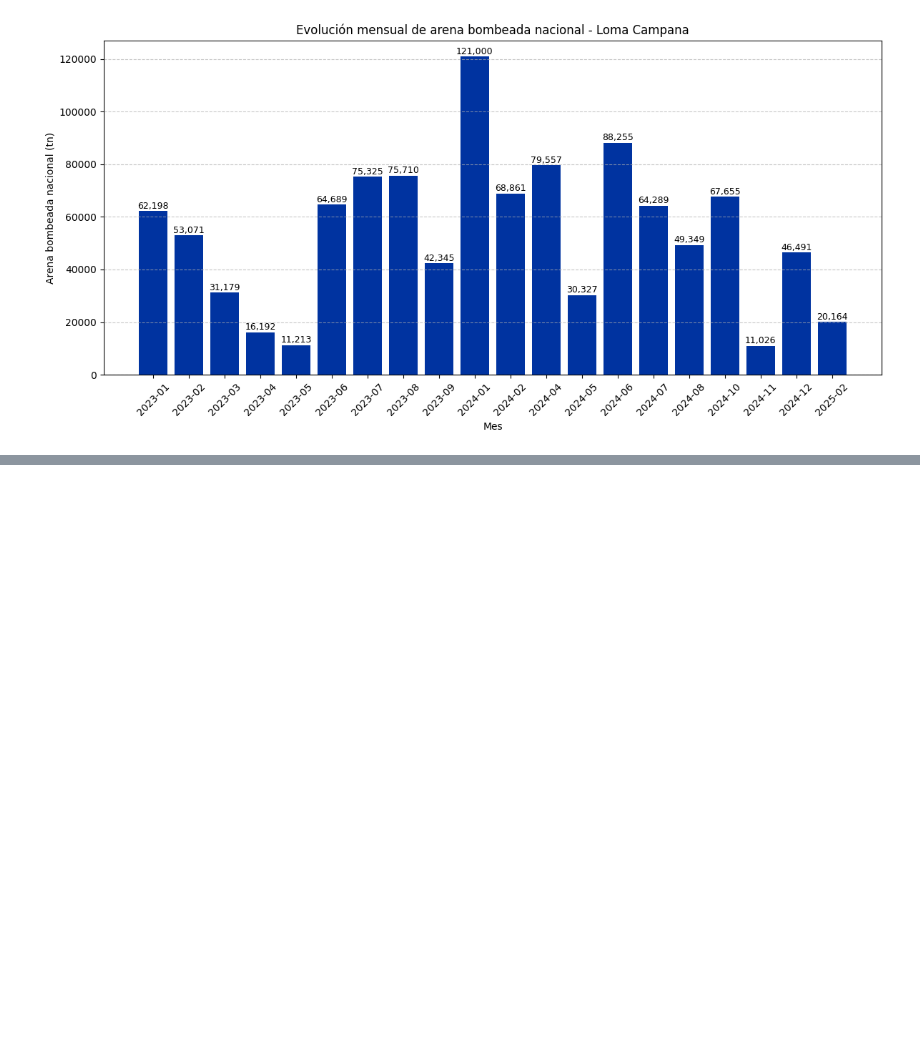
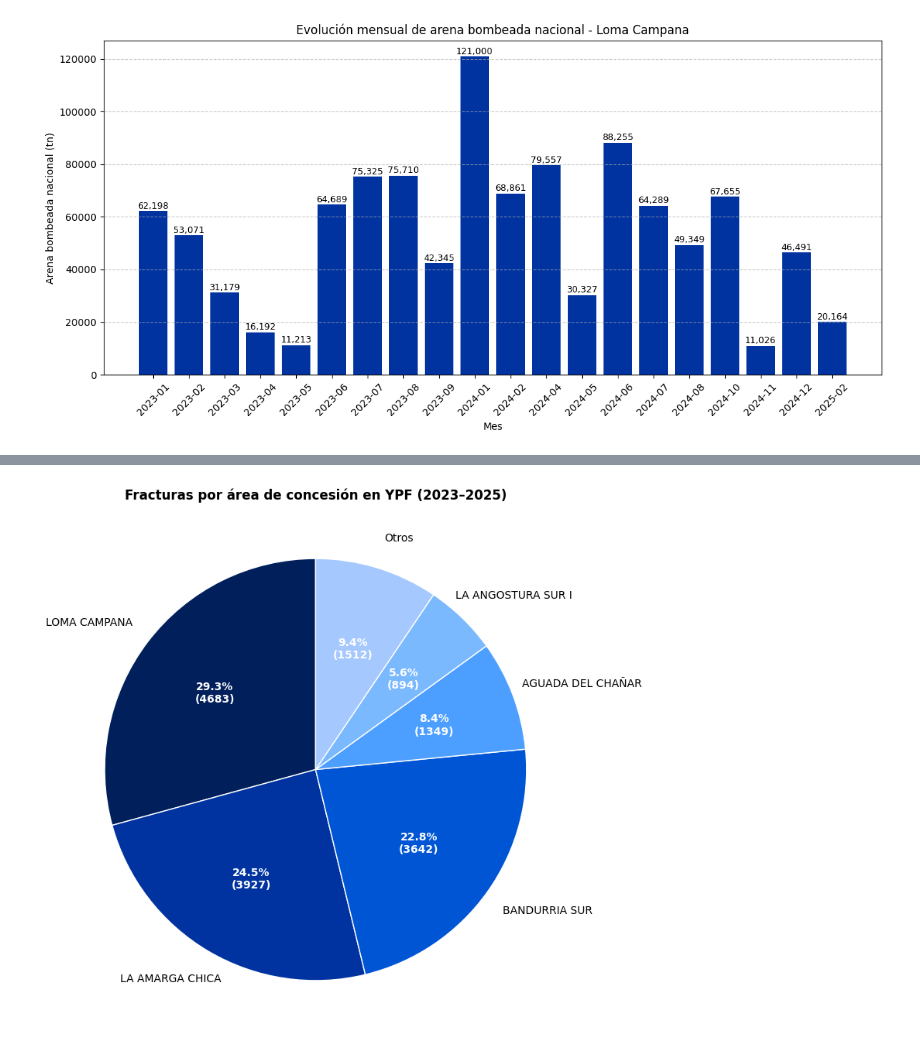
Before and after one commit to antonellafontanetto/Etapas-Fracturadas---YPF, a Jupyter notebook: Etapas_Fracturadas_de_YPF.ipynb, the cells around one changed output, grey strips where cells are left out. Saved outputs shown, nothing was run; the diff lists cells and outputs as text; code cells hidden in the pictures; blank space fills up the shorter version.

```diff
--- a/Etapas_Fracturadas_de_YPF.ipynb
+++ b/Etapas_Fracturadas_de_YPF.ipynb
@@ -424,0 +488,53 @@ plt.show()
+# %%
+# 1) Filtrar años de interés (2023-2025)
+años_filtrados = [2023, 2024, 2025]
+ef_ypf_filtrado = ef_ypf[ef_ypf['Año'].isin(años_filtrados)]
+
+# 2) Sumar fracturas por área en el periodo completo
+totales = (
+    ef_ypf_filtrado
+    .groupby('Área permiso concesión')['Cantidad fracturas']
+    .sum()
+    .sort_values(ascending=False)
+)
+
+# 3) Top-5 + "Otros"
+top5 = totales.head(5)
+otros = totales.iloc[5:].sum()
+if otros > 0:
+    totales_plot = pd.concat([top5, pd.Series({'Otros': otros})])
+else:
+    totales_plot = top5        # por si solo hay 5 áreas
+
+# 4) Paleta degradé azul YPF (6 pasos posibles)
+semillas = ['#001F5B', '#0033A0', '#0055D4', '#4C9FFF', '#7BB9FF', '#A5C8FF']
+cmap = mpl.colors.LinearSegmentedColormap.from_list('ypf_grad', semillas, N=len(totales_plot))
+colors = [mpl.colors.rgb2hex(cmap(i)) for i in np.linspace(0, 1, len(totales_plot))]
+
+# 5) Graficar la única torta
+fig, ax = plt.subplots(figsize=(8, 8))
+
+wedges, _, _ = ax.pie(
+    totales_plot,
+    labels=None,
+    startangle=90,
+    colors=colors,
+    wedgeprops={'edgecolor': 'white', 'linewidth': 1},
+    autopct=lambda p: f'{p:.1f}%\n({p*totales_plot.sum()/100:.0f})',
+    textprops={'color': 'white', 'fontsize': 10, 'weight': 'bold'}
+)
+
+# Nombres afuera con líneas guía (opcional)
+from matplotlib.patches import ConnectionPatch
+for i, wedge in enumerate(wedges):
+    ang = (wedge.theta2 + wedge.theta1) / 2
+    x, y = np.cos(np.deg2rad(ang)), np.sin(np.deg2rad(ang))
+    tx, ty = x*1.35, y*1.15             # posición del texto
+    ax.text(tx, ty, totales_plot.index[i],
+            ha='center', va='center', fontsize=10, color='black')
+
+ax.set_title('Fracturas por área de concesión en YPF (2023–2025)', fontweight='bold')
+plt.tight_layout()
+plt.show()
+# %% [output]
+[figure, added]
```
Also changed, not shown: parts of 3 cells of this notebook.
